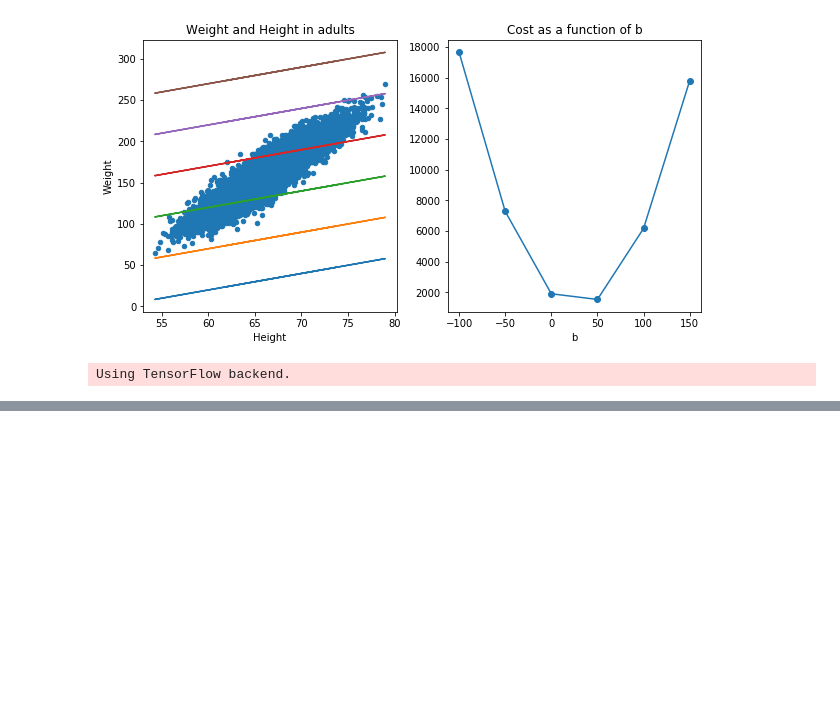
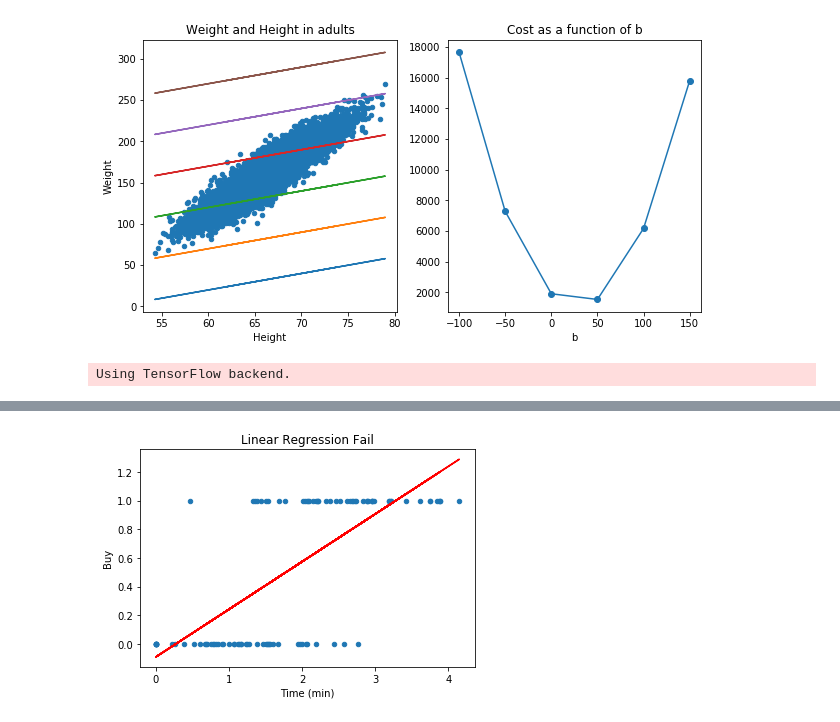
Before and after one commit to argodev/learn, a Jupyter notebook: books/zero_to_deep_learning/Chapter_03.ipynb, the cells around one changed output, grey strips where cells are left out. Drawn from its saved outputs; the diff is of its cells as text; code cells hidden in the pictures; blank space fills up the shorter version.

```diff
--- a/books/zero_to_deep_learning/Chapter_03.ipynb
+++ b/books/zero_to_deep_learning/Chapter_03.ipynb
@@ -220,0 +255,2 @@ array([-348.33243], dtype=float32)
+# %%
+X_train, X_test, y_train, y_test = train_test_split(X, y_true, test_size = 0.2)
@@ -220,0 +265,2 @@ array([-348.33243], dtype=float32)
+# %%
+model.fit(X_train, y_train, epochs=50, verbose=0)
@@ -220,0 +322,9 @@ array([-348.33243], dtype=float32)
+# %%
+# show how poorly they do
+y_pred = model.predict(X)
+
+df.plot(kind='scatter', x='Time (min)', y='Buy', title='Linear Regression Fail')
+plt.plot(X, y_pred, color='red')
+plt.show()
+# %% [output]
+[figure, added]
```
Also changed, not shown: parts of 73 cells of this notebook.
